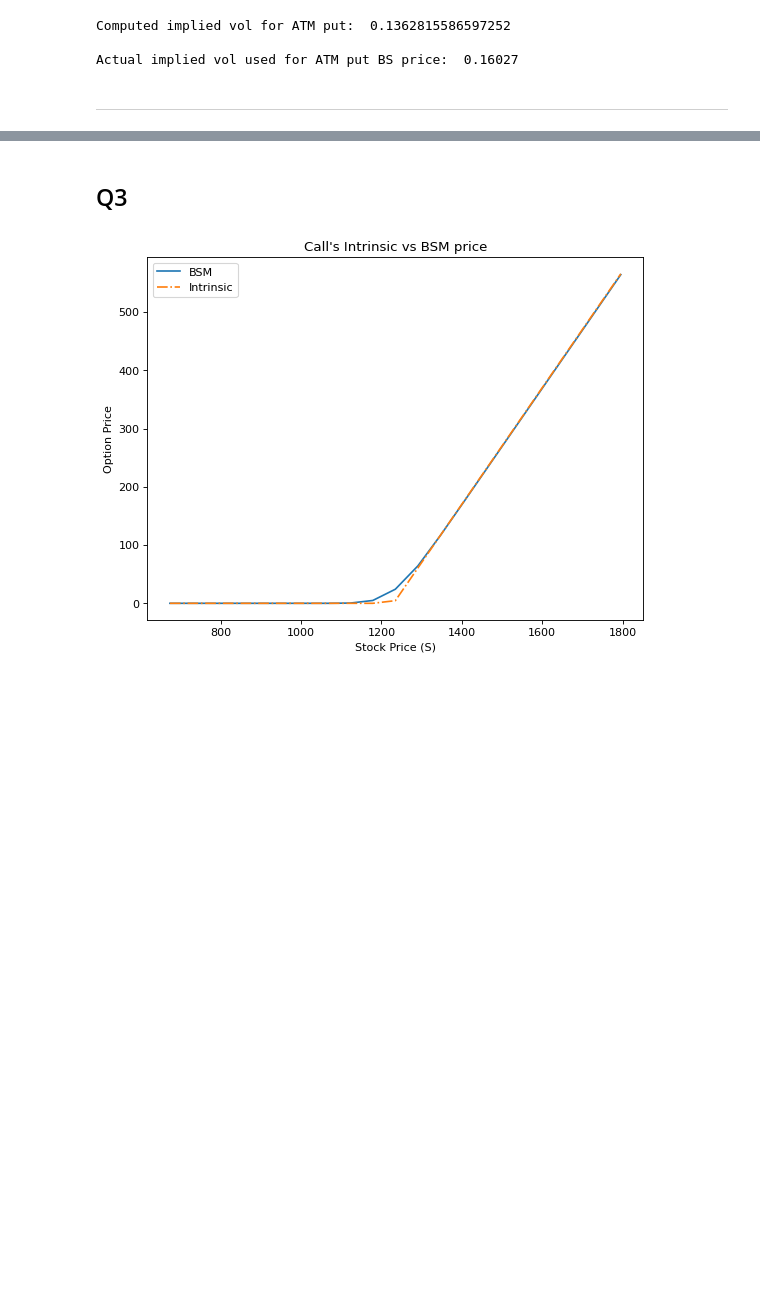
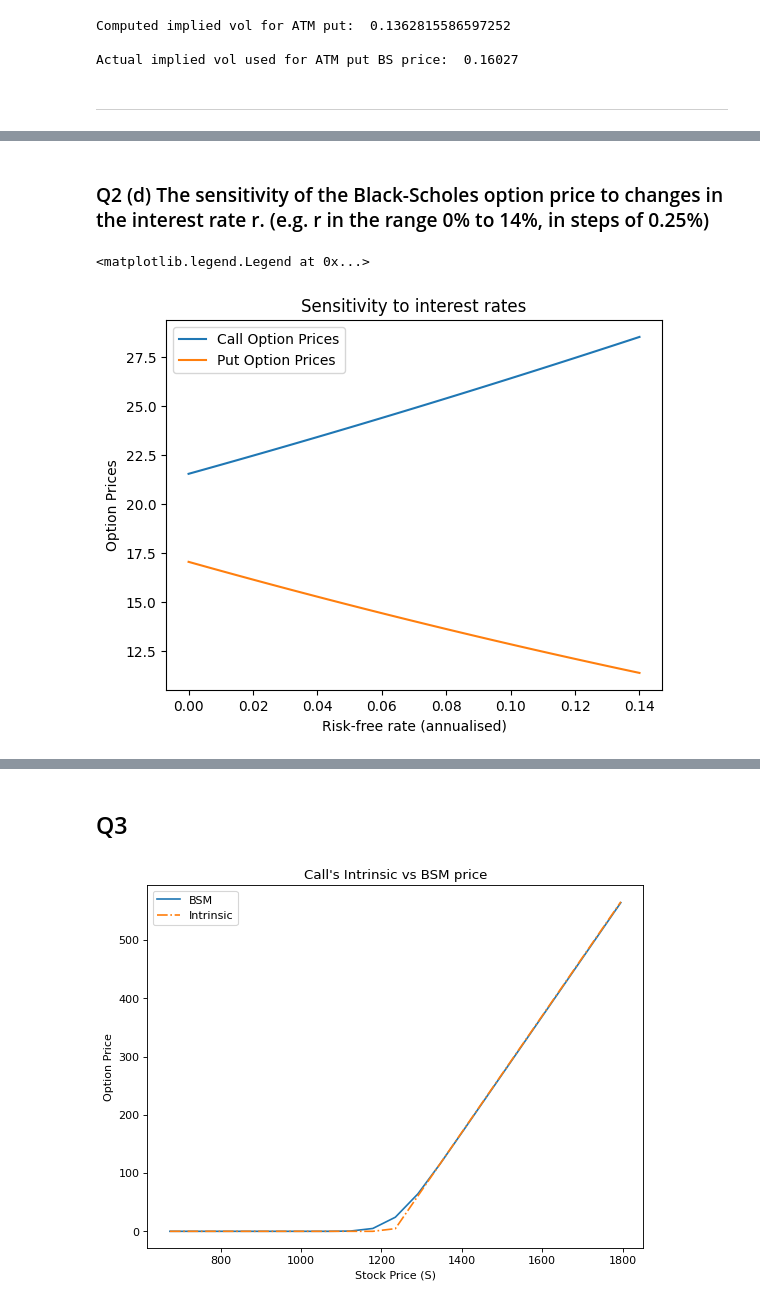
Before and after one commit to kuntojirohan/options-pricing-project, a Jupyter notebook: derivatives_assignment.ipynb, the cells around one changed output, grey strips where cells are left out. Saved outputs shown, nothing was run; the diff lists cells and outputs as text; code cells hidden in the pictures; blank space fills up the shorter version.

```diff
--- a/derivatives_assignment.ipynb
+++ b/derivatives_assignment.ipynb
@@ -411,0 +355,23 @@ plot_sensitivity(q2d_df, 'Rate', 'BSM Option Price')
+# %% [markdown]
+### Q2 (d) The sensitivity of the Black-Scholes option price to changes in the interest rate r. (e.g. r in the range 0% to 14%, in steps of 0.25%)
+# %%
+# Interest Rate range from 0% to 14% in steps of 0.25%
+intRateRange = np.arange(0, 0.1425, 0.0025)
+
+callPricesForInt = [BsOption(spot=spxSpot, strike=callAtmData.Strike, time=timeToExpiry, \
+                               intRate=intR, divY=divYield, sigma=callAtmCalIv)
+                      .price(optType='C') for intR in intRateRange]
+putPricesForInt = [BsOption(spot=spxSpot, strike=putAtmData.Strike, time=timeToExpiry, \
+                               intRate=intR, divY=divYield, sigma=putAtmCalIv)
+                      .price(optType='P') for intR in intRateRange]
+
+# plot the time to expiry values against call & put prices
+plt.plot(intRateRange, callPricesForInt, label='Call Option Prices')
+plt.plot(intRateRange, putPricesForInt, label='Put Option Prices')
+plt.xlabel('Risk-free rate (annualised)')
+plt.ylabel('Option Prices')
+plt.title('Sensitivity to interest rates')
+plt.legend()
+# %% [output]
+<matplotlib.legend.Legend at 0x...>
+[figure, added]
```
Also changed, not shown: parts of 25 cells of this notebook.
